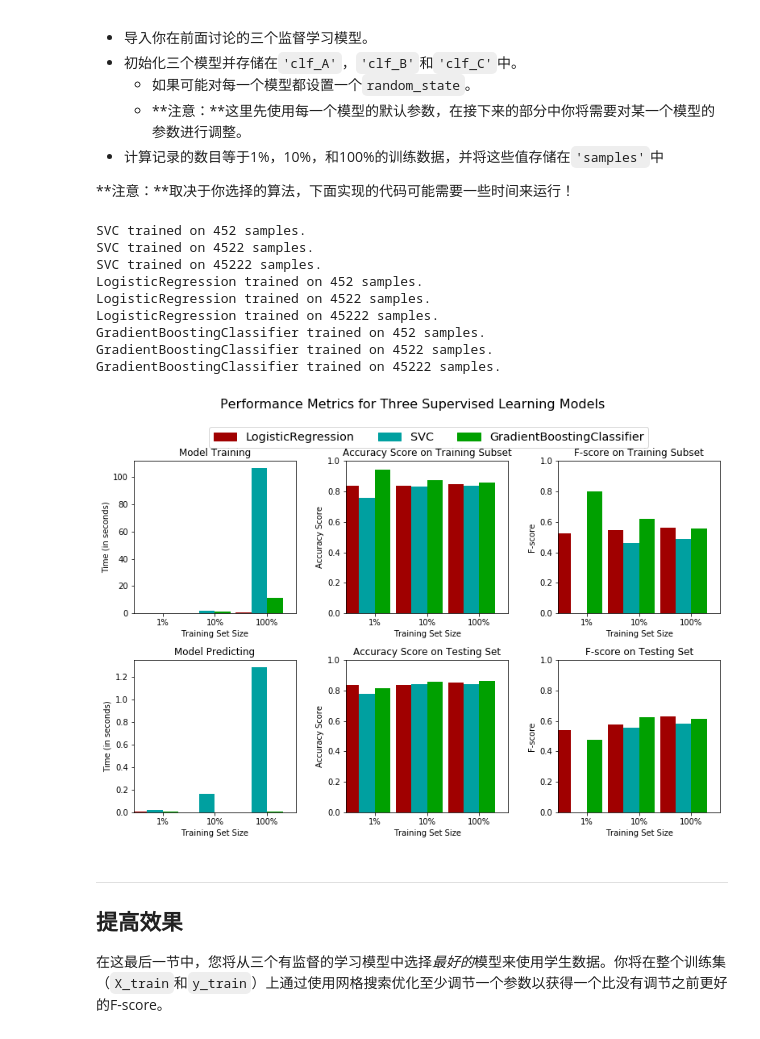
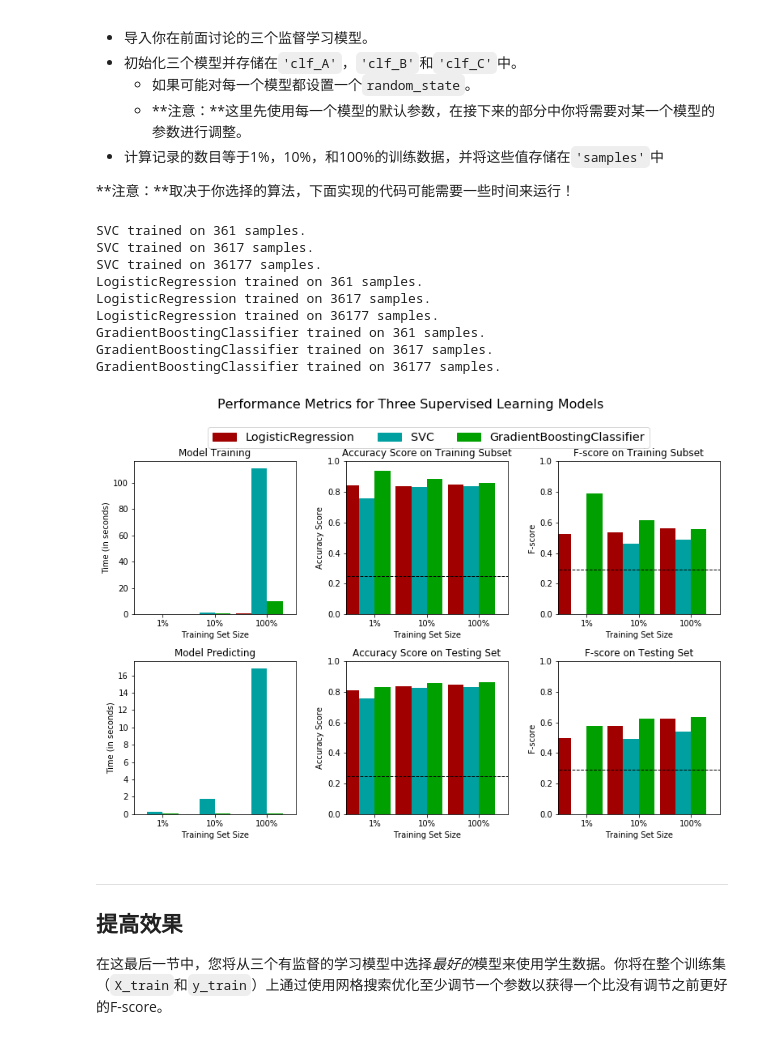
Before and after one commit to CanoeFZH/ud-ml, a Jupyter notebook: finding_donors-master/finding_donors.ipynb, the cells around one changed output. Drawn from its saved outputs; the diff is of its cells as text; code cells hidden in the pictures.

```diff
--- a/finding_donors-master/finding_donors.ipynb
+++ b/finding_donors-master/finding_donors.ipynb
@@ -197,7 +198,7 @@ accuracy = np.where(income == 1)[0].shape[0] * 1. / income.shape[0]
 beta = 0.5
 precision = accuracy
 recall = 1
-fscore = (1 + beta * beta) * precision * recall / (beta * beta * precision + recall)
+fscore = (1 + beta ** 2) * precision * recall / (beta ** 2 * precision + recall)
 
 # 打印结果
 print "Naive Predictor: [Accuracy score: {:.4f}, F-score: {:.4f}]".format(accuracy, fscore)
@@ -305,40 +306,41 @@ def train_predict(learner, sample_size, X_train, y_train, X_test, y_test):
 # %%
 # TODO：从sklearn中导入三个监督学习模型
 from sklearn.svm import SVC
 from sklearn.linear_model import LogisticRegression
 from sklearn.ensemble import GradientBoostingClassifier
 # TODO：初始化三个模型
-clf_A = SVC()
-clf_B = LogisticRegression()
-clf_C = GradientBoostingClassifier()
+clf_A = SVC(random_state=1)
+clf_B = LogisticRegression(random_state=1)
+clf_C = GradientBoostingClassifier(random_state=1)
 
 # TODO：计算1%， 10%， 100%的训练数据分别对应多少点
-samples_1 = int(0.01 * n_records)
-samples_10 = int(0.1 * n_records)
-samples_100 = n_records
+n_train = X_train.shape[0]
+samples_1 = int(0.01 * n_train)
+samples_10 = int(0.1 * n_train)
+samples_100 = n_train
 
 # 收集学习器的结果
 results = {}
 for clf in [clf_A, clf_B, clf_C]:
     clf_name = clf.__class__.__name__
     results[clf_name] = {}
     for i, samples in enumerate([samples_1, samples_10, samples_100]):
         results[clf_name][i] = \
         train_predict(clf, samples, X_train, y_train, X_test, y_test)
 
 # 对选择的三个模型得到的评价结果进行可视化
 vs.evaluate(results, accuracy, fscore)
 # %% [output]
-SVC trained on 452 samples.
-SVC trained on 4522 samples.
-SVC trained on 45222 samples.
-LogisticRegression trained on 452 samples.
-LogisticRegression trained on 4522 samples.
-LogisticRegression trained on 45222 samples.
-GradientBoostingClassifier trained on 452 samples.
-GradientBoostingClassifier trained on 4522 samples.
-GradientBoostingClassifier trained on 45222 samples.
+SVC trained on 361 samples.
+SVC trained on 3617 samples.
+SVC trained on 36177 samples.
+LogisticRegression trained on 361 samples.
+LogisticRegression trained on 3617 samples.
+LogisticRegression trained on 36177 samples.
+GradientBoostingClassifier trained on 361 samples.
+GradientBoostingClassifier trained on 3617 samples.
+GradientBoostingClassifier trained on 36177 samples.
-[figure, old version]
+[figure, new version]
 # %% [markdown]
 ----
 ## 提高效果
```
Also changed, not shown: parts of 10 cells of this notebook, 1 other file.
